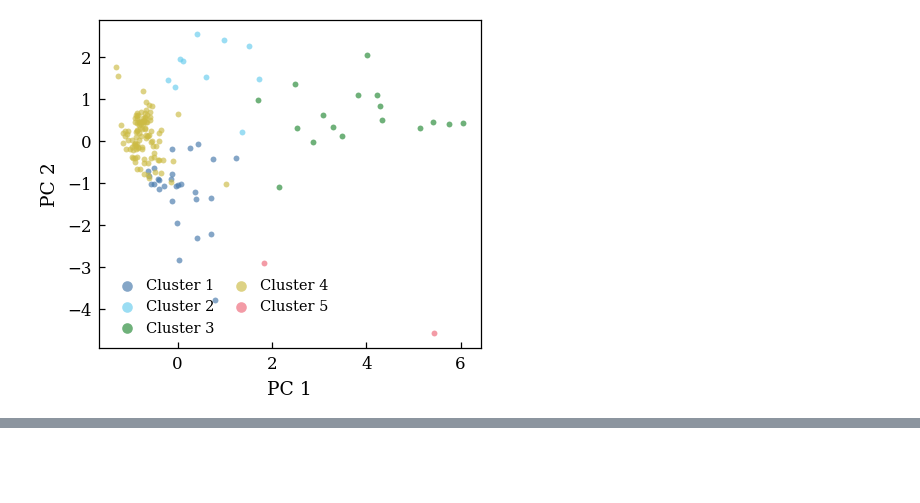
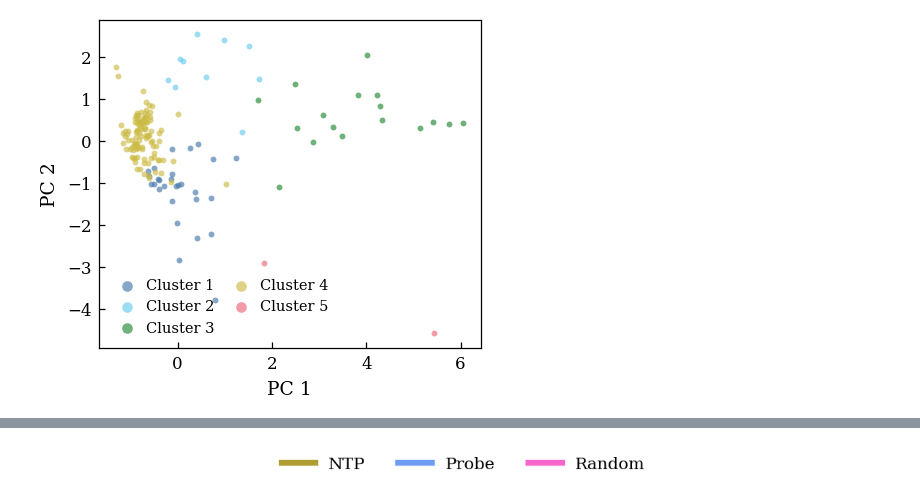
Before and after one commit to kevinqnb/scholarlm, a Jupyter notebook: analysis/clustering.ipynb, the cells around one changed output, grey strips where cells are left out. Cells and saved outputs as stored; diff of their text form; code cells hidden in the pictures; blank space fills up the shorter version.

```diff
--- a/analysis/clustering.ipynb
+++ b/analysis/clustering.ipynb
@@ -642,0 +551,21 @@ array([1.0, 0.0, 0.0, 0.75, 1.0, 1.0, 0.0, 0.0, 0.0, 0.0, 0.0, 0.0, 0.0,
+# %%
+import matplotlib.cm as cm
+import matplotlib.colors as mcolors
+import matplotlib.lines as mlines
+
+_legend_handles = [
+    mlines.Line2D([], [], color=palette[2], lw=4, linestyle = "-", ms=3.5, label='NTP'),
+    mlines.Line2D([], [], color=palette[7], lw=4, linestyle = "-", ms=3.5, label='Probe'),
+    mlines.Line2D([], [], color=palette[9], lw=4, linestyle = "-", ms=3.5, label='Random'),
+    #mlines.Line2D([], [], color='#444444', lw=2, linestyle='-',  label='Probe'),
+    #mlines.Line2D([], [], color='#444444', lw=2, linestyle='--', label='NTP'),
+    #mlines.Line2D([], [], color='#444444', lw=2, linestyle=':', label='Random'),
+]
+_fig_leg, _ax_leg = plt.subplots(figsize=(10.0, 0.45))
+_ax_leg.axis('off')
+_ax_leg.legend(handles=_legend_handles, loc='center', ncol=6, fontsize=11,
+               frameon=False, handlelength=2.0)
+#_fig_leg.savefig(FIGURES_DIR / 'legend.pdf', bbox_inches='tight', dpi=200)
+plt.show()
+# %% [output]
+[figure, added]
```
Also changed, not shown: parts of 12 cells of this notebook, 15 other files.
